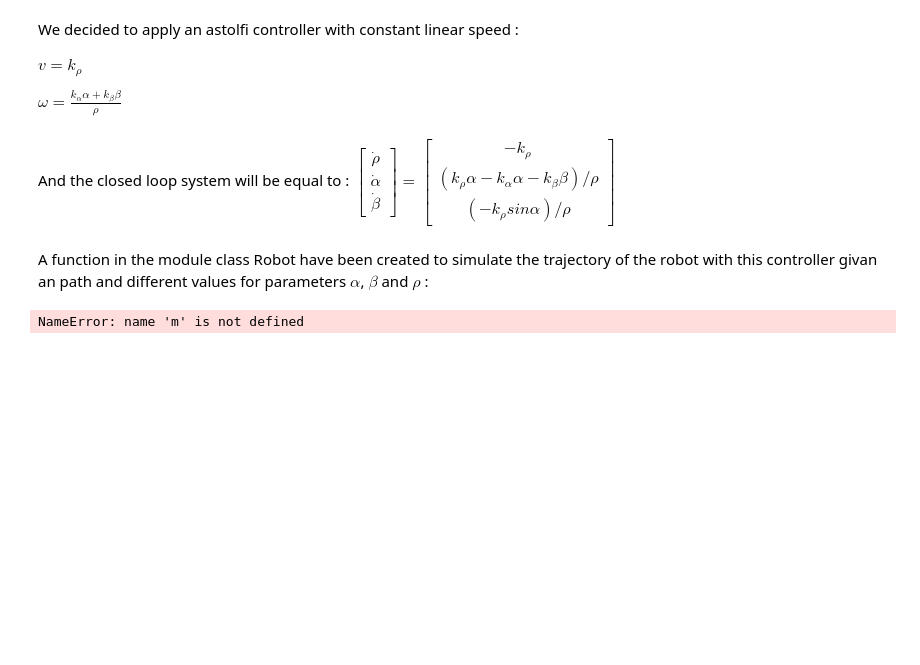
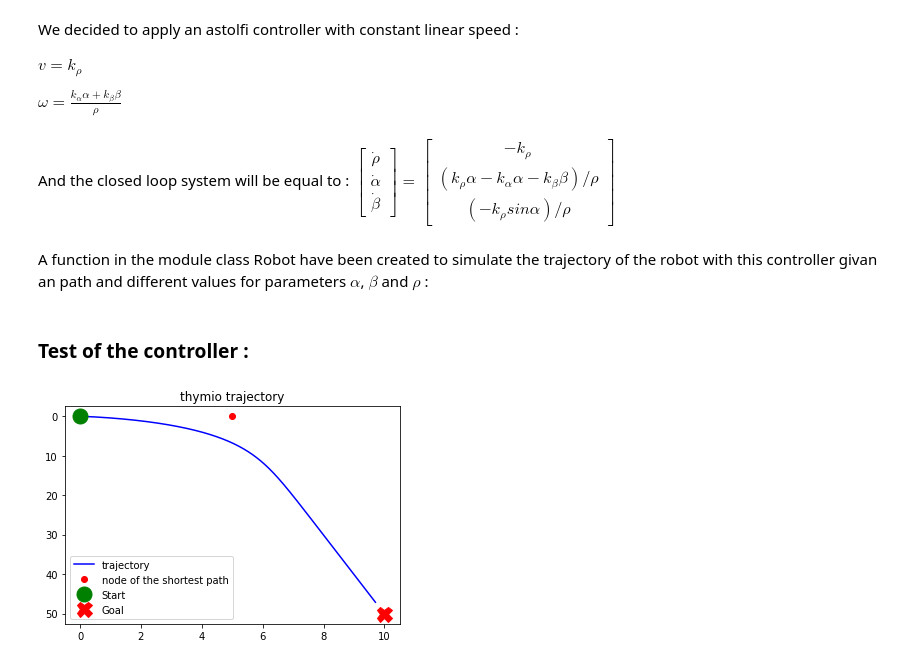
Before and after one commit to Fllask/Mobile_Robotics, a Jupyter notebook: ROBOT.ipynb, the cells around one changed output. Cells and saved outputs as stored; diff of their text form; code cells hidden in the pictures; blank space fills up the shorter version.

```diff
--- a/ROBOT.ipynb
+++ b/ROBOT.ipynb
@@ -77,18 +77,21 @@ $
 $
 # %% [markdown]
 A function in the module class Robot have been created to simulate the trajectory of the robot with this controller givan an path and different values for parameters $\alpha$, $\beta$ and $\rho$ :
+# %% [markdown]
+### Test of the controller :
 # %%
 #Those Parameters can be modified to test our Controller
 
 ############################################################################################################
 
-global_path = [(10.,10.),(10.,50.),(30,45),(60,70)] # Point of the global path [(xstart,ystart),....,(xgoal,ygoal)]
 
-InitAngle=m.pi/2
-kp = 2
-ka = 22
-kb = -4
 
+global_path = [(0.,0.),(5.,0.),(10.,50.1)] # Point of the global path [(xstart,ystart),....,(xgoal,ygoal)]
+
+InitAngle=m.pi/10
+kp = 3
+ka = 35
+kb = -8
 ##############################################################################################################
 
 # Initialise robot class
@@ -96,35 +99,36 @@ Init_pos = np.array([global_path[0][0],global_path[0][1],InitAngle])
 Ts = 0.01
 
 
 vTOm=30.30
 wTOm=(200*180)/(80*m.pi)
 
 # INIT PARAMETERS FOR THE ROBOT :
 thym = Robot.Robot(global_path,Init_pos,Ts, kp,ka,kb,vTOm,wTOm)
 
 # SIMULATION OF THE ASTOLFI CONTROLLER
 thym.compute_path(Ts)
 
 
 # PLOT THE PATH :
 
 Startx=global_path[0][0]
 Starty=global_path[0][1]
 Goalx=global_path[-1][0]
 Goaly=global_path[-1][1]
 
 
-plt.plot(thym.pathcontrolx, thym.pathcontroly, 'b-',thym.Global_x,thym.Global_y,'ro')
-plt.plot(Startx,Starty,'go',markersize=15)
-plt.plot(Goalx,Goaly,'rX',markersize=15)
+plt.plot(thym.pathcontrolx, thym.pathcontroly, 'b-',label="trajectory")
+plt.plot(thym.Global_x,thym.Global_y,'ro',label="node of the shortest path")
+plt.plot(Startx,Starty,'go',markersize=15,label="Start")
+plt.plot(Goalx,Goaly,'rX',markersize=15,label="Goal")
 
 # Add a legend
 plt.title('thymio trajectory')
 
 # y axis down :
 plt.gca().invert_yaxis()
-
+plt.legend()#'trajectory','node of the shortest path','Start','Goal')
 # Show the plot :
 plt.show()
 # %% [output]
-NameError: name 'm' is not defined
+[figure, added]
```
Also changed, not shown: parts of 6 cells of this notebook, 2 other files.
